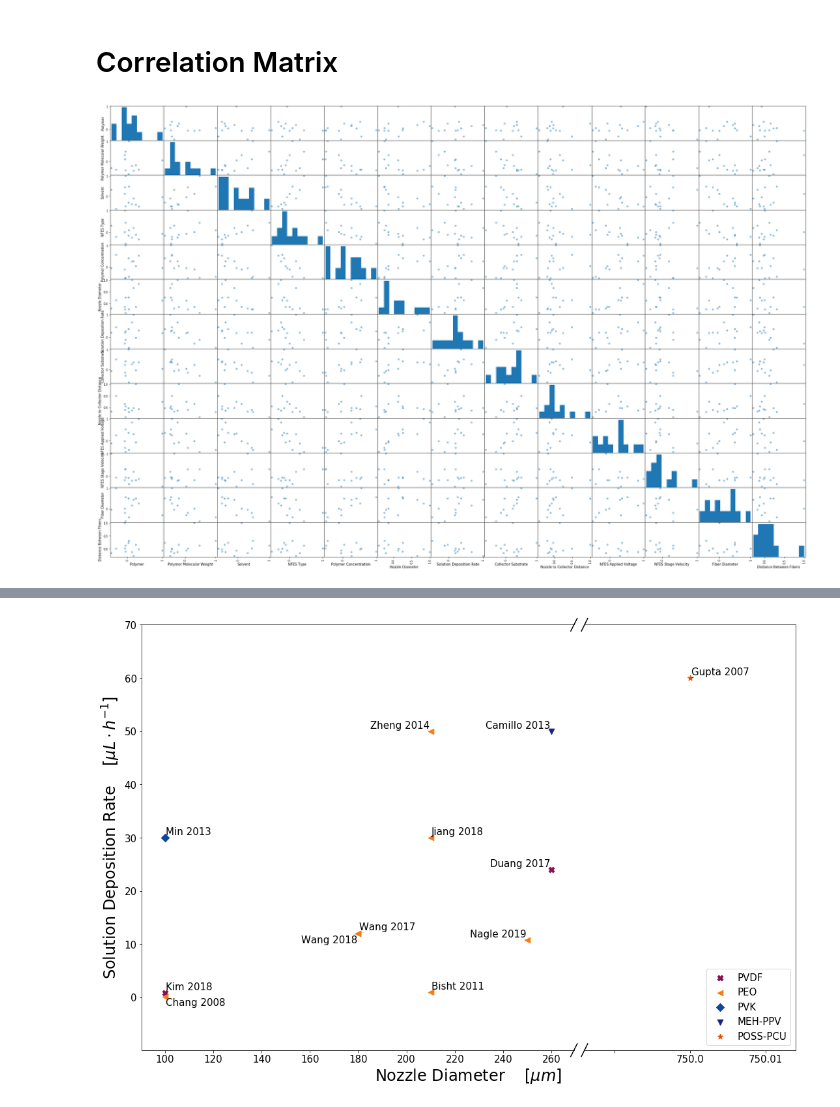
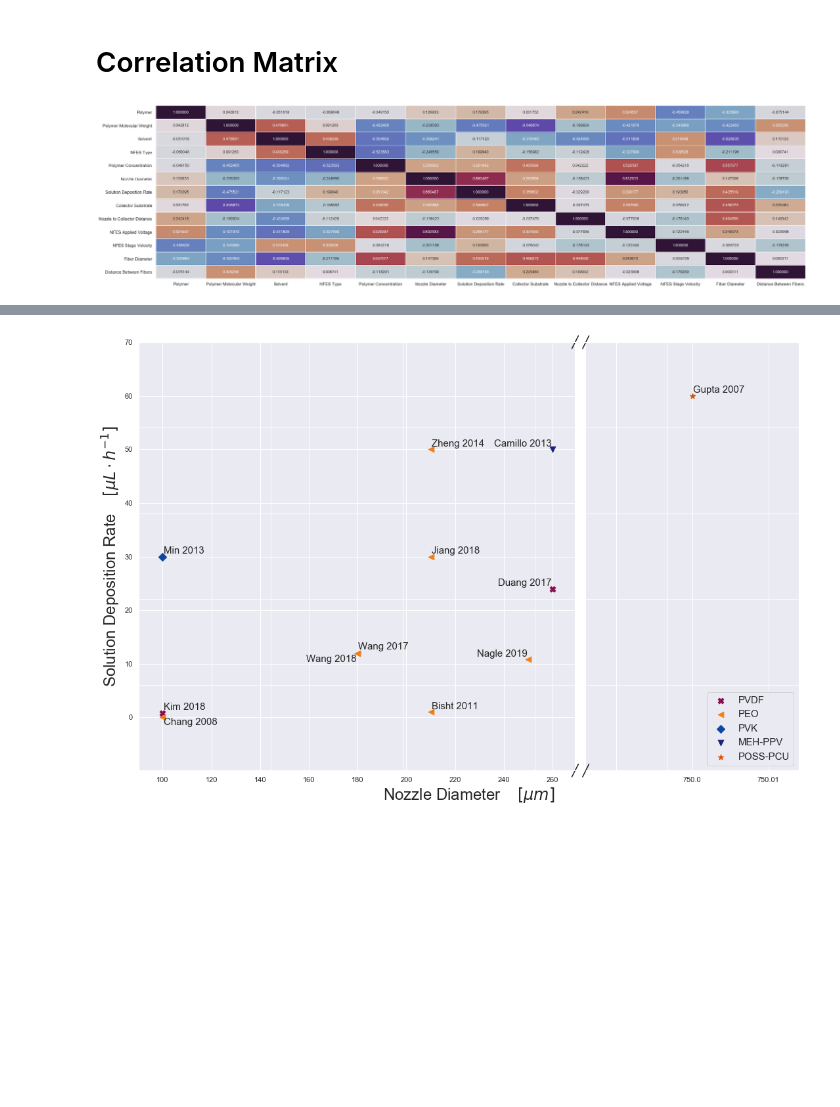
Before and after one commit to KiraSensei13/MNT_ITESM_Thesis, a Jupyter notebook: NFES_Review/_jupyterPlots/NFES_ReviewPaper.ipynb, the cells around one changed output, grey strips where cells are left out. Drawn from its saved outputs; the diff is of its cells as text; code cells hidden in the pictures; blank space fills up the shorter version.

Commit message:
able to save plots within py script

```diff
--- a/NFES_Review/_jupyterPlots/NFES_ReviewPaper.ipynb
+++ b/NFES_Review/_jupyterPlots/NFES_ReviewPaper.ipynb
@@ -14,6 +14,8 @@ import statsmodels.api as sm
 import statsmodels.formula.api as smf
 import warnings
 warnings.filterwarnings('ignore')
+import seaborn as sns
+sns.set()
 
 from matplotlib import cm
 from matplotlib.axes._axes import _log as matplotlib_axes_logger
@@ -816,10 +819,30 @@ display(df_x.head());
 # %% [markdown]
 # Correlation Matrix
 # %%
-scale = 12;
-corrMatrix = df_x.drop(["Solvent Surface Tension", "Solvent Dielectric Constant", "Solvent Boiling Point", "Solvent Density", "Solvent Vapour Pressure", "Reference"], axis=1).corr()
-pd.plotting.scatter_matrix(corrMatrix, alpha=0.5, figsize=(3*scale, 2*scale), s=scale*10)
-plt.show()
-display(corrMatrix.style.background_gradient(cmap='viridis'))
+corrMatrix = df_x.drop([
+    "Solvent Surface Tension",
+    "Solvent Dielectric Constant",
+    "Solvent Boiling Point",
+    "Solvent Density",
+    "Solvent Vapour Pressure",
+    "Reference"
+], axis=1).corr();
+#scale = 12;
+#pd.plotting.scatter_matrix(corrMatrix, alpha=0.5, figsize=(3*scale, 2*scale), s=scale*10);
+#plt.show();
+
+scale = 5.5;
+ax    = plt.figure(figsize=(5.5*scale, 1.5*scale));
+ax    = sns.heatmap(
+    corrMatrix,              # provide dataFrame
+    annot=True,              # show correlation coefficients
+    fmt="f",                 # correlation coefficients data type
+    linewidths=0.1,          # spacing within cells
+    cbar=False,              # show colour/coefficient bar
+    cmap="twilight_shifted", # colour selection
+    center=0.0               # center value
+);
+plt.savefig('plt_corMat.png');
+plt.show();
 # %% [output]
-[figure, old version]
+[figure, new version]
@@ -845,7 +854,7 @@ breakYlim = None;
 legPos = 'lower right';
 scatterPlot_breakAxis(x_str, x_units, y_str, y_units, df, df_x, breakXlim, breakYlim, legPos);
 # %% [output]
-[figure, old version]
+[figure, new version]
 # %%
 x_str = 'Nozzle Diameter'; x_units = r'$[\mu m]$';
 y_str = 'NFES Applied Voltage'; y_units = r'$[V]$';
```
Also changed, not shown: parts of 12 cells of this notebook, 24 other files.
